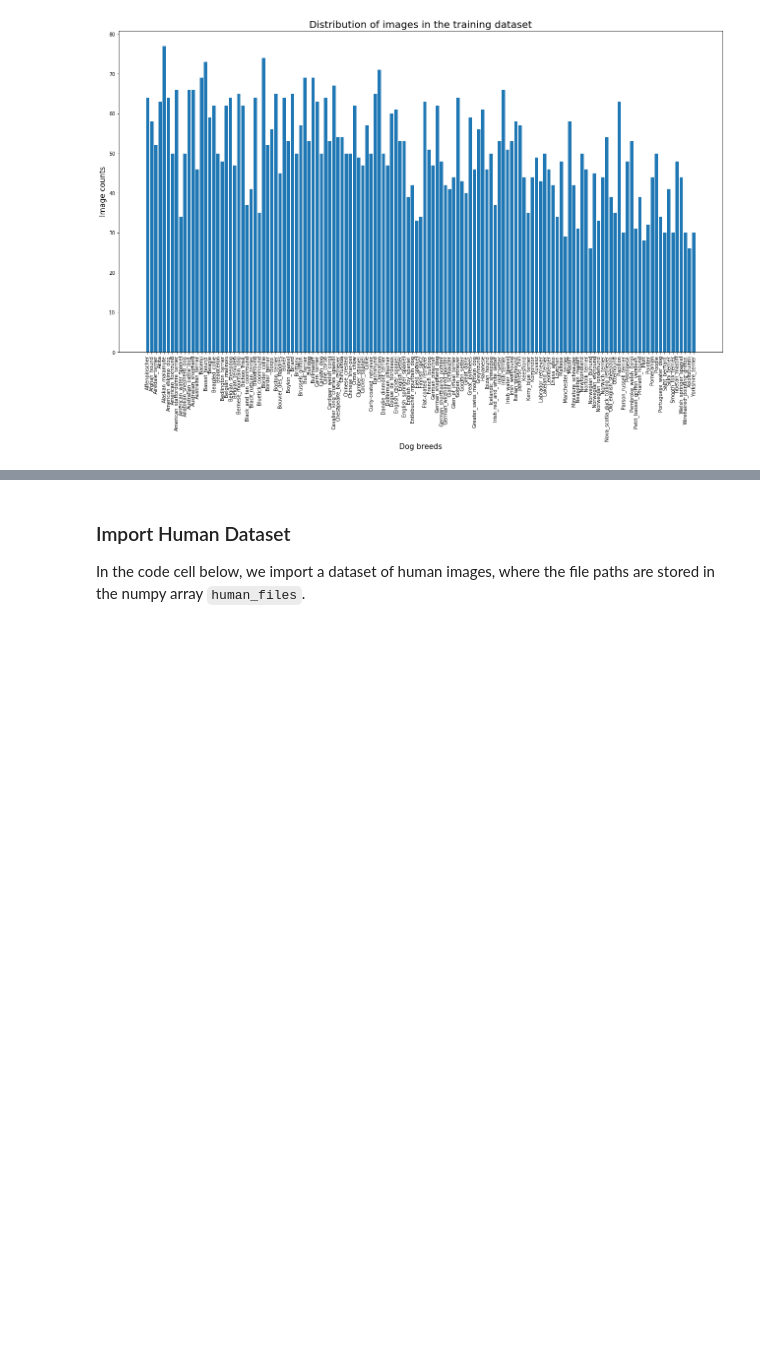
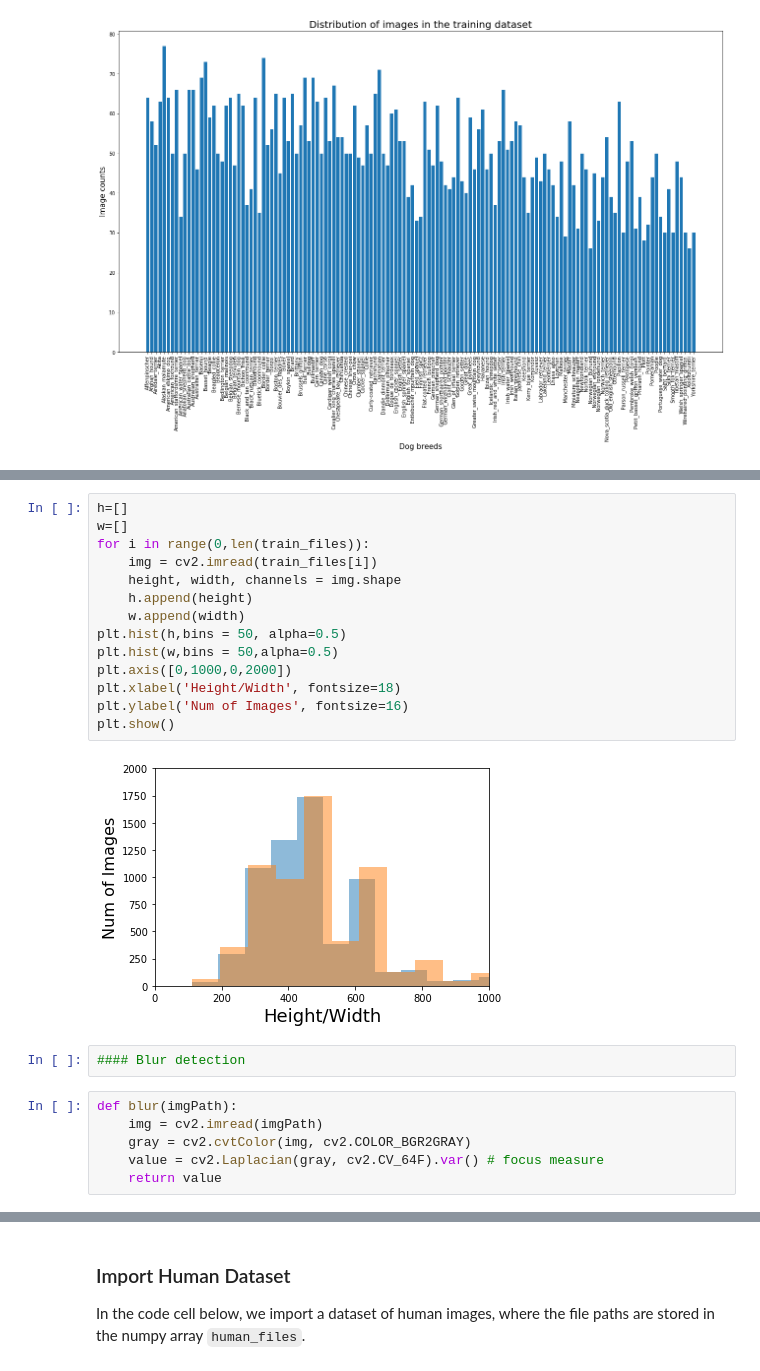
Before and after one commit to psiodoros/DogBreed, a Jupyter notebook: dog_app.ipynb, the cells around one changed output, grey strips where cells are left out. Cells and saved outputs as stored; diff of their text form; blank space fills up the shorter version.

```diff
--- a/dog_app.ipynb
+++ b/dog_app.ipynb
@@ -136,0 +158,24 @@ plt.title('Distribution of images in the training dataset', fontsize = 20);
+# %%
+h=[]
+w=[]
+for i in range(0,len(train_files)):
+    img = cv2.imread(train_files[i])
+    height, width, channels = img.shape
+    h.append(height)
+    w.append(width)
+plt.hist(h,bins = 50, alpha=0.5)
+plt.hist(w,bins = 50,alpha=0.5)
+plt.axis([0,1000,0,2000])
+plt.xlabel('Height/Width', fontsize=18)
+plt.ylabel('Num of Images', fontsize=16)
+plt.show()
+# %% [output]
+[figure, added]
+# %%
+#### Blur detection
+# %%
+def blur(imgPath):
+    img = cv2.imread(imgPath)
+    gray = cv2.cvtColor(img, cv2.COLOR_BGR2GRAY)
+    value = cv2.Laplacian(gray, cv2.CV_64F).var() # focus measure
+    return value
```
Also changed, not shown: parts of 30 cells of this notebook, 4 other files.
